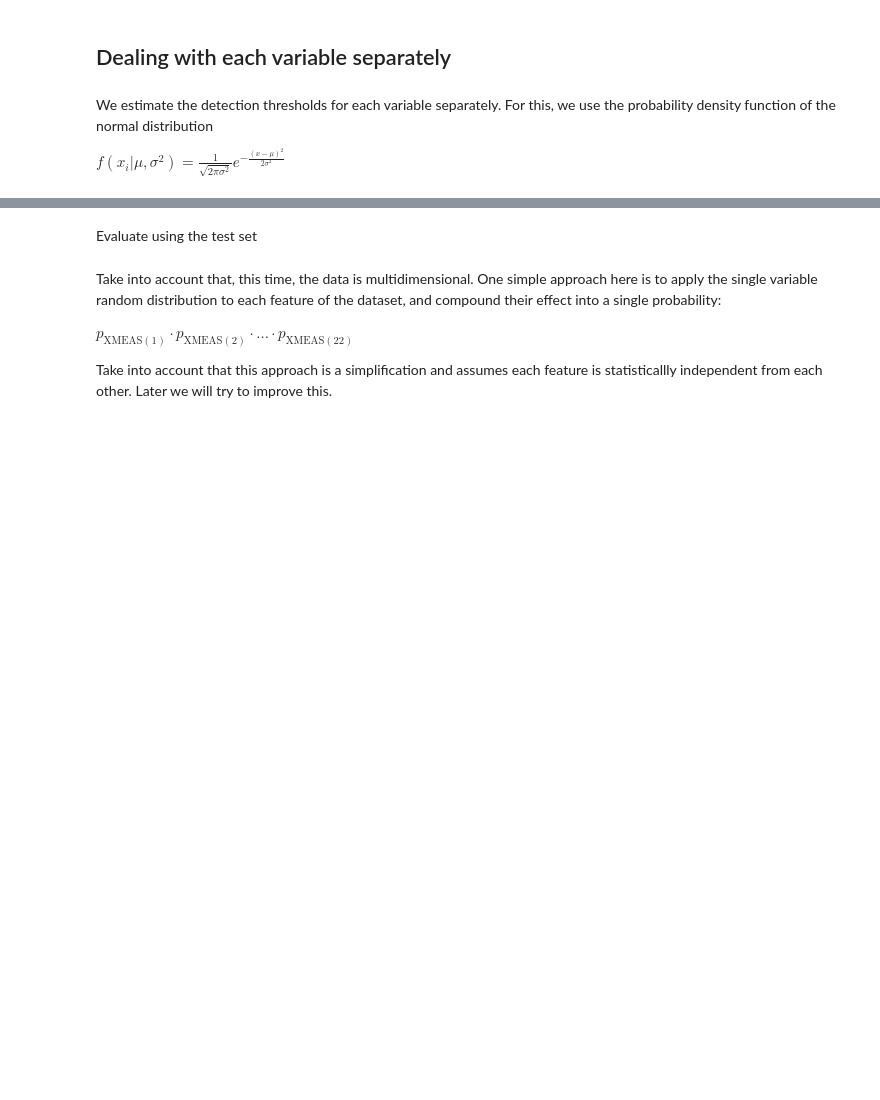
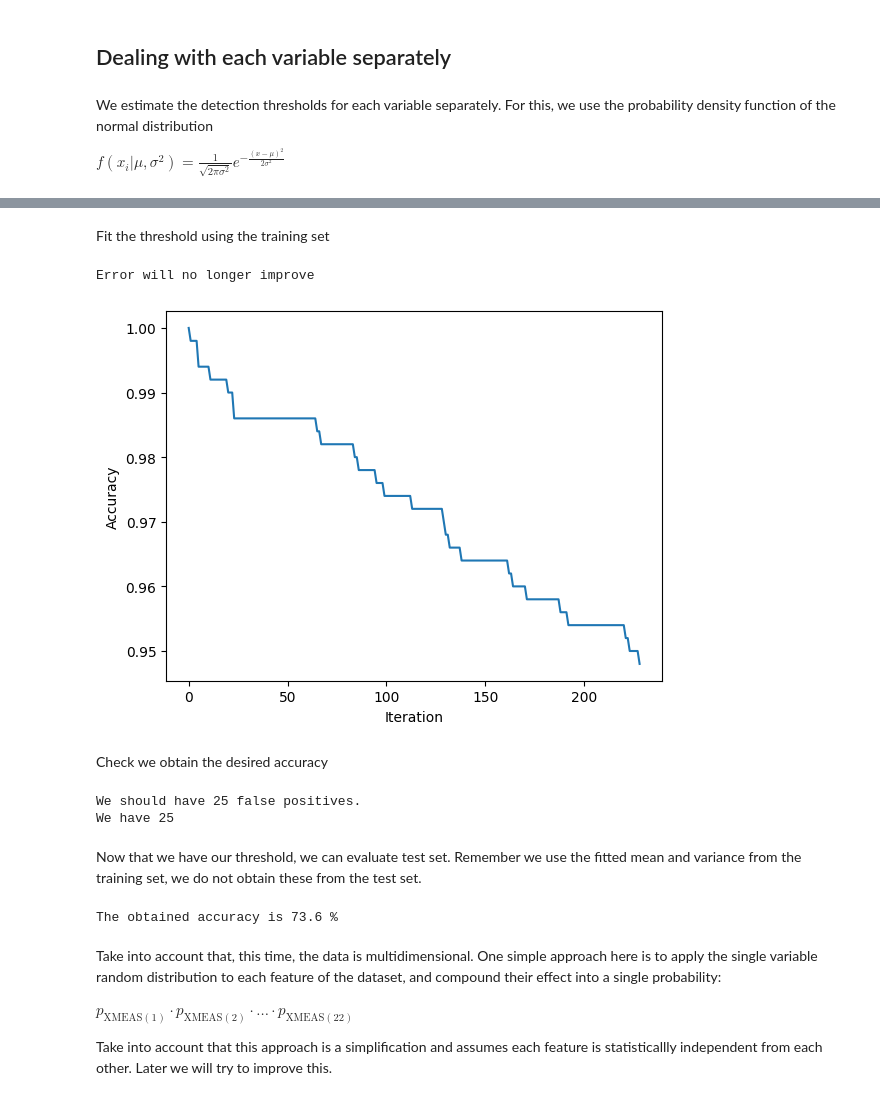
Before and after one commit to gustavochm/ML-anomaly-detection, a Jupyter notebook: notebooks/ML4ChemEng_AnomalyDetection.ipynb, the cells around one changed output, grey strips where cells are left out. Saved outputs shown, nothing was run; the diff lists cells and outputs as text; code cells hidden in the pictures; blank space fills up the shorter version.

```diff
--- a/notebooks/ML4ChemEng_AnomalyDetection.ipynb
+++ b/notebooks/ML4ChemEng_AnomalyDetection.ipynb
@@ -280,2 +338,2 @@ std_est = X_train.std().to_numpy().reshape((n_features, 1))
 # %% [markdown]
-Evaluate using the test set
+Fit the threshold using the training set
@@ -284,13 +340,55 @@ np.prod(np.array([[1,2,3,4,5]]))
-# %%
-p = np.zeros((n_features, 1))
-p_instances = np.zeros((len(X_test), 1))
-for i in range(len(X_test)):
-    # Loop over features and calculate the probability of each feature
-    for j in range(n_features):
-        p[j] = scipy.stats.norm.pdf(x, mean, std)
-    # Calculate the composite probability
-    p_instances[i] = np.prod(p)
-p_instances
+# %%
+def get_threshold(X, y, mean, cov, target_acc=0.95):
+    # Get probabilities
+    probs = probability_density(X, mean, cov)
+    # Get extremes of p
+    p_range = np.linspace(probs.min(), probs.max(), int(1e6))
+    # Loop them until finding the closer value to 99 % accuracy (brute force)
+    error_old = 1
+    accs = []
+    for p in p_range:
+        # Obtain predictions given the current threshold
+        y_pred = probs < p
+        # Calculate accuracy and measure the error with respect target_acc
+        acc = accuracy_score(y, y_pred)
+        accs.append(acc)
+        error = (target_acc - acc) ** 2
+        # print(f"Obtained accuracy {acc}, error {error}")
+        if error < error_old:
+            threshold = p
+            error_old = error
+        elif error > error_old:
+            # Avoid continuing since no better error will be obtained
+            break
+    plt.plot(accs)
+    plt.xlabel('Iteration')
+    plt.ylabel('Accuracy')
+    return threshold
+# %%
+
+threshold = get_threshold(X_train, y_train, mean_train, cov_train)
+# %% [output]
+Error will no longer improve
+[figure, added]
+# %% [markdown]
+Check we obtain the desired accuracy
+# %%
+
+y_train_pred = probability_density(X_train, mean_train, cov_train) < threshold
+print(f'We should have {int(len(X_train) * 0.05)} false positives.')
+print(f'We have {sum(y_train_pred)} false positives')
+# %% [output]
+We should have 25 false positives.
+We have 25
+# %% [markdown]
+Now that we have our threshold, we can evaluate test set. Remember we use the fitted mean and variance from the training set, we do not obtain these from the test set.
+# %%
+p_test = probability_density(X_test, mean_train, cov_train)
+y_test_pred = p_test < threshold
+acc_test = accuracy_score(y_test, y_test_pred)
+print(f'The obtained accuracy is {acc_test *100} %')
+# %% [output]
+The obtained accuracy is 73.6 %
 # %% [markdown]
 Take into account that, this time, the data is multidimensional. One simple approach here is to apply the single variable random distribution to each feature of the dataset, and compound their effect into a single probability:
 
```
Also changed, not shown: parts of 16 cells of this notebook.
